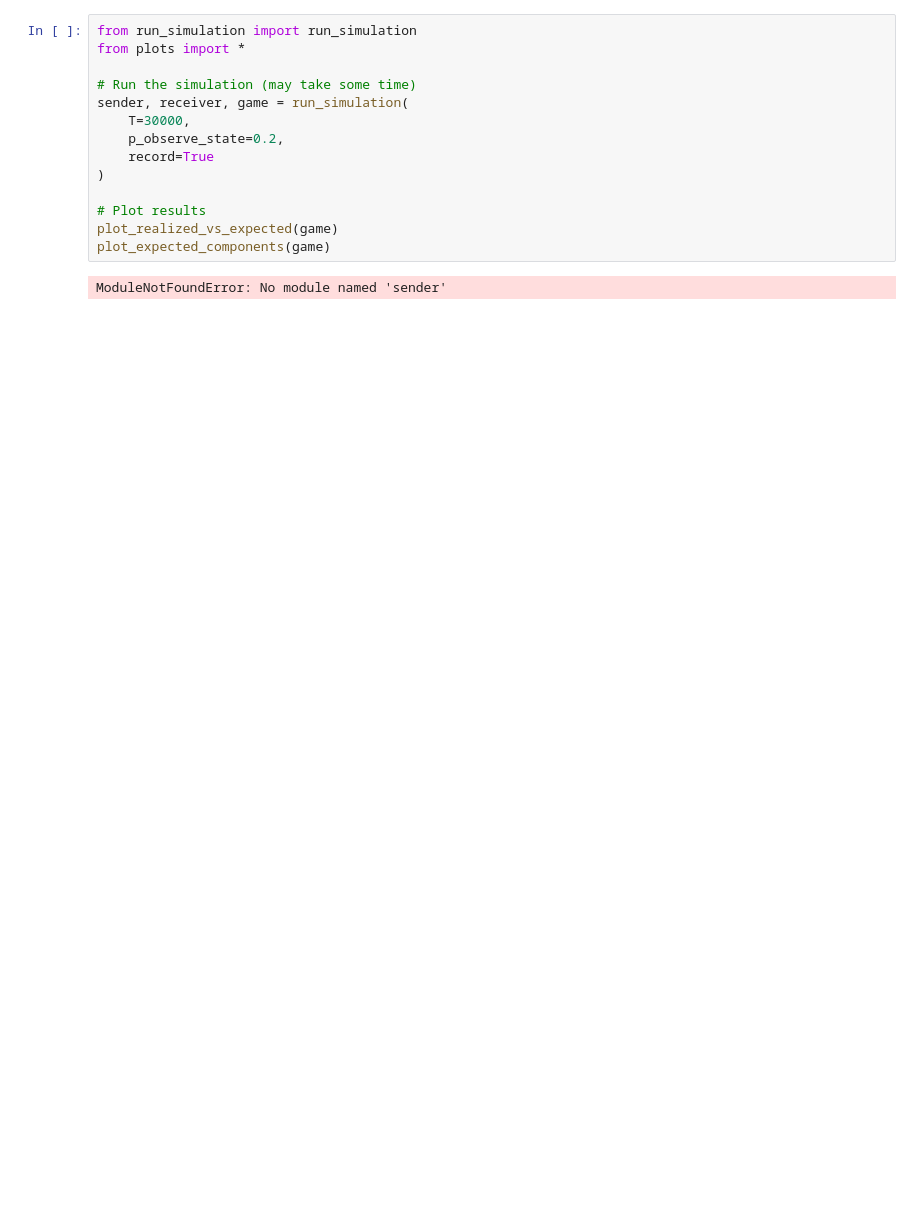
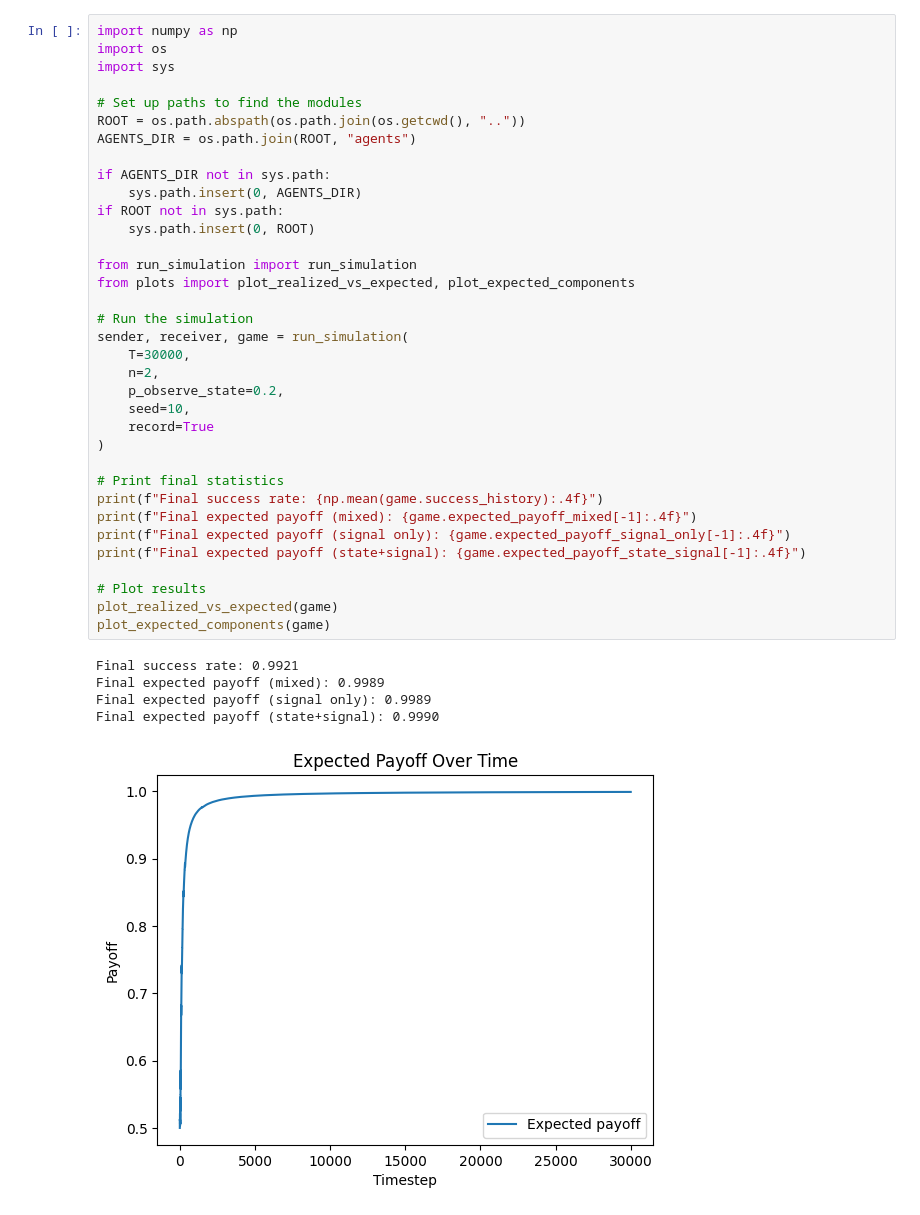
Before and after one commit to haileylwb/SignalingGames, a Jupyter notebook: src/util/run_simulation_notebook.ipynb, the cells around one changed output. Drawn from its saved outputs; the diff is of its cells as text; blank space fills up the shorter version.

```diff
--- a/src/util/run_simulation_notebook.ipynb
+++ b/src/util/run_simulation_notebook.ipynb
@@ -1,16 +1,41 @@
 # %%
+import numpy as np
+import os
+import sys
+
+# Set up paths to find the modules
+ROOT = os.path.abspath(os.path.join(os.getcwd(), ".."))
+AGENTS_DIR = os.path.join(ROOT, "agents")
+
+if AGENTS_DIR not in sys.path:
+    sys.path.insert(0, AGENTS_DIR)
+if ROOT not in sys.path:
+    sys.path.insert(0, ROOT)
+
 from run_simulation import run_simulation
-from plots import *
+from plots import plot_realized_vs_expected, plot_expected_components
 
-# Run the simulation (may take some time)
+# Run the simulation
 sender, receiver, game = run_simulation(
     T=30000,
+    n=2,
     p_observe_state=0.2,
+    seed=10,
     record=True
 )
+
+# Print final statistics
+print(f"Final success rate: {np.mean(game.success_history):.4f}")
+print(f"Final expected payoff (mixed): {game.expected_payoff_mixed[-1]:.4f}")
+print(f"Final expected payoff (signal only): {game.expected_payoff_signal_only[-1]:.4f}")
+print(f"Final expected payoff (state+signal): {game.expected_payoff_state_signal[-1]:.4f}")
 
 # Plot results
 plot_realized_vs_expected(game)
 plot_expected_components(game)
 # %% [output]
-ModuleNotFoundError: No module named 'sender'
+Final success rate: 0.9921
+Final expected payoff (mixed): 0.9989
+Final expected payoff (signal only): 0.9989
+Final expected payoff (state+signal): 0.9990
+[figure, added]
```
Also changed, not shown: parts of 1 cell of this notebook, 3 other files.
